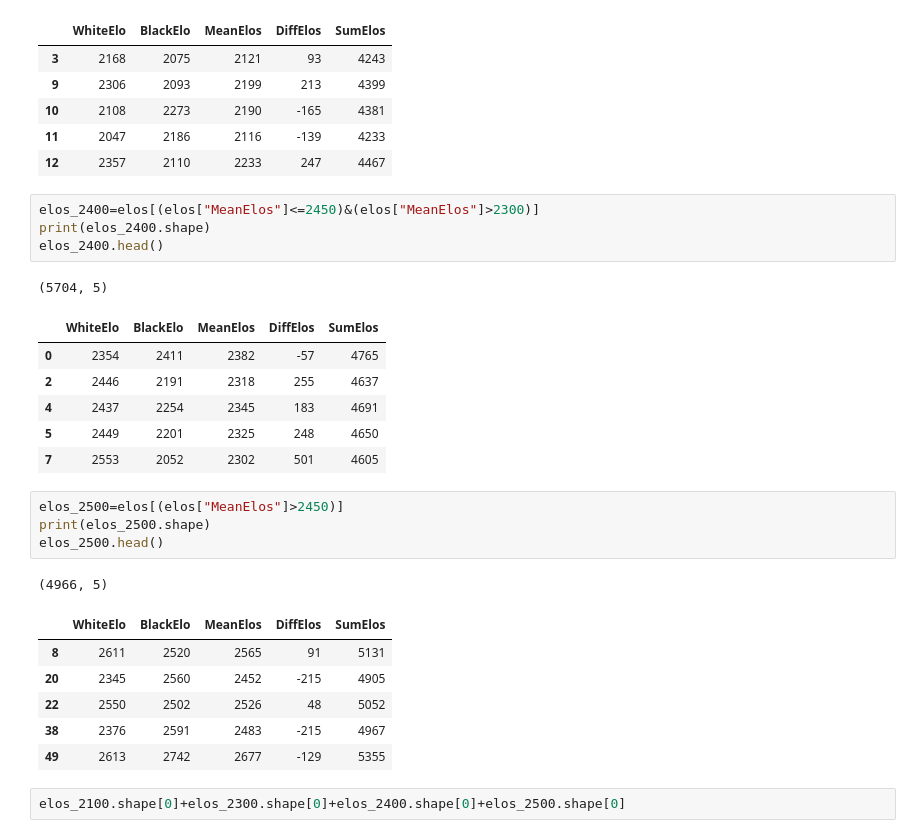
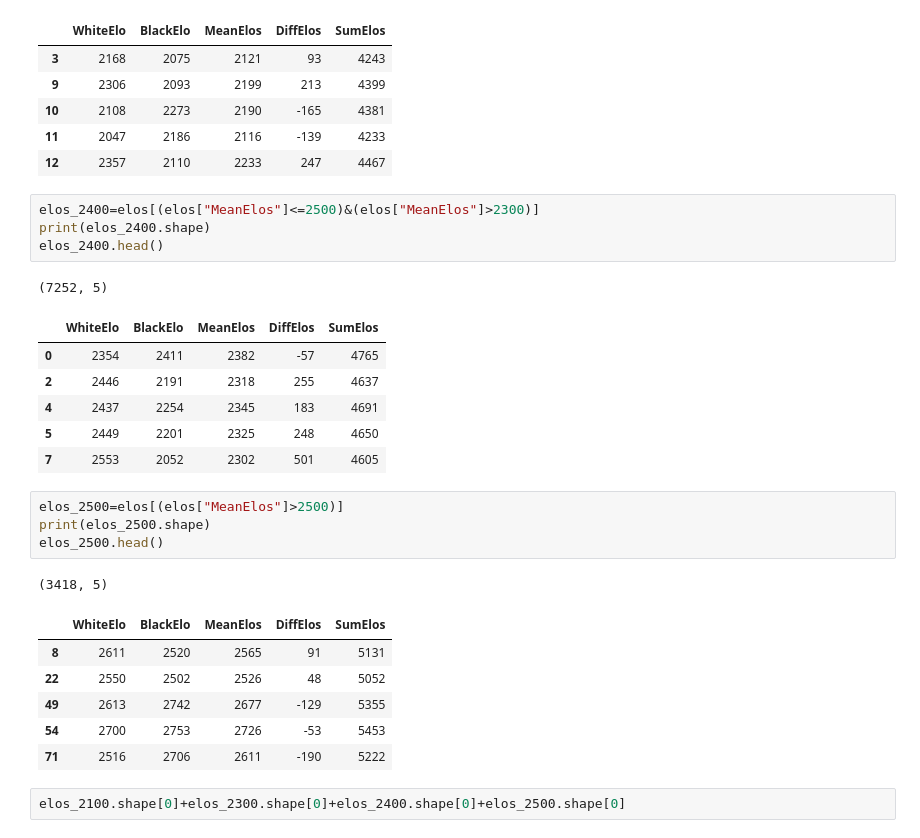
Before and after one commit to polinarod/PredictingRaitings, a Jupyter notebook: classifier.ipynb, the cells around one changed output. Saved outputs shown, nothing was run; the diff lists cells and outputs as text.

```diff
--- a/classifier.ipynb
+++ b/classifier.ipynb
@@ -156,11 +168,11 @@ elos_2300.head()
 | 11 | 2047 | 2186 | 2116 | -139 | 4233 |
 | 12 | 2357 | 2110 | 2233 | 247 | 4467 |
 # %%
-elos_2400=elos[(elos["MeanElos"]<=2450)&(elos["MeanElos"]>2300)]
+elos_2400=elos[(elos["MeanElos"]<=2500)&(elos["MeanElos"]>2300)]
 print(elos_2400.shape)
 elos_2400.head()
 # %% [output]
-(5704, 5)
+(7252, 5)
 |  | WhiteElo | BlackElo | MeanElos | DiffElos | SumElos |
 | 0 | 2354 | 2411 | 2382 | -57 | 4765 |
 | 2 | 2446 | 2191 | 2318 | 255 | 4637 |
@@ -168,17 +180,17 @@ elos_2400.head()
 | 5 | 2449 | 2201 | 2325 | 248 | 4650 |
 | 7 | 2553 | 2052 | 2302 | 501 | 4605 |
 # %%
-elos_2500=elos[(elos["MeanElos"]>2450)]
+elos_2500=elos[(elos["MeanElos"]>2500)]
 print(elos_2500.shape)
 elos_2500.head()
 # %% [output]
-(4966, 5)
+(3418, 5)
 |  | WhiteElo | BlackElo | MeanElos | DiffElos | SumElos |
 | 8 | 2611 | 2520 | 2565 | 91 | 5131 |
-| 20 | 2345 | 2560 | 2452 | -215 | 4905 |
 | 22 | 2550 | 2502 | 2526 | 48 | 5052 |
-| 38 | 2376 | 2591 | 2483 | -215 | 4967 |
 | 49 | 2613 | 2742 | 2677 | -129 | 5355 |
+| 54 | 2700 | 2753 | 2726 | -53 | 5453 |
+| 71 | 2516 | 2706 | 2611 | -190 | 5222 |
 # %%
 elos_2100.shape[0]+elos_2300.shape[0]+elos_2400.shape[0]+elos_2500.shape[0]
 # %% [output]
```
Also changed, not shown: parts of 30 cells of this notebook, 6 other files.
